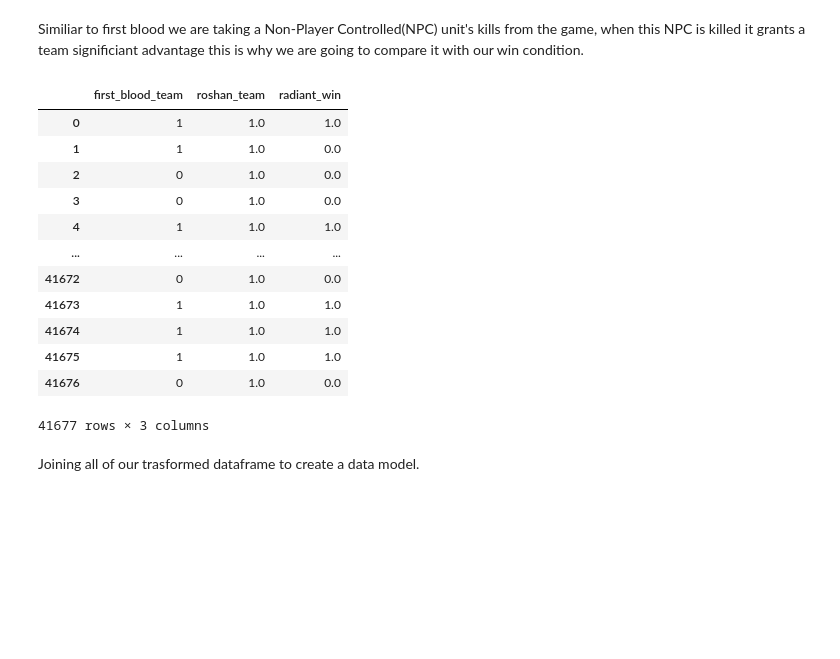
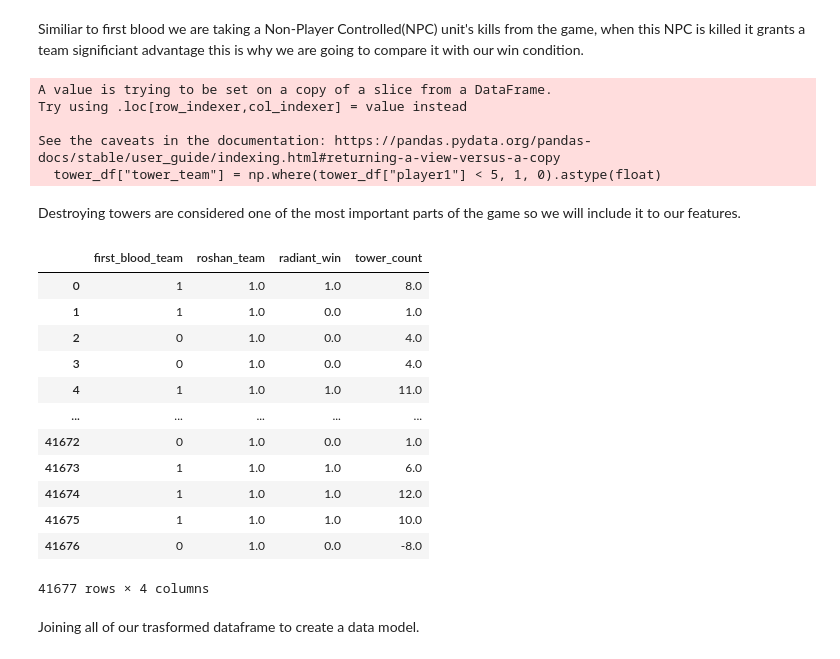
Before and after one commit to uguraskar/dota-2-matches-machine-learning, a Jupyter notebook: dota.ipynb, the cells around one changed output. Drawn from its saved outputs; the diff is of its cells as text; code cells hidden in the pictures; blank space fills up the shorter version.

```diff
--- a/dota.ipynb
+++ b/dota.ipynb
@@ -118,25 +118,39 @@ See the caveats in the documentation: https://pandas.pydata.org/pandas-docs/stab
 43987 rows × 2 columns
 # %% [markdown]
 Similiar to first blood we are taking a Non-Player Controlled(NPC) unit's kills from the game, when this NPC is killed it grants a team significiant advantage this is why we are going to compare it with our win condition.
+# %%
+tower_df = objectives_df.query("subtype == 'CHAT_MESSAGE_TOWER_KILL'")
+tower_df["tower_team"] = np.where(tower_df["player1"] < 5, 1, 0).astype(float)
+tower_df = tower_df.groupby(["match_id", "tower_team"]).size().reset_index(name='tower_count')
+tower_df["tower_count"] = np.where(tower_df["tower_team"] == 0, -tower_df["tower_count"], tower_df["tower_count"]).astype(float)
+tower_df = tower_df[["match_id", "tower_count"]].groupby(["match_id"]).sum().reset_index()
+# %% [output]
+A value is trying to be set on a copy of a slice from a DataFrame.
+Try using .loc[row_indexer,col_indexer] = value instead
+
+See the caveats in the documentation: https://pandas.pydata.org/pandas-docs/stable/user_guide/indexing.html#returning-a-view-versus-a-copy
+  tower_df["tower_team"] = np.where(tower_df["player1"] < 5, 1, 0).astype(float)
+# %% [markdown]
+Destroying towers are considered one of the most important parts of the game so we will include it to our features.
 # %%
-df = pd.merge(match_df, first_blood_df, how="inner", on="match_id").merge(roshan_df, on="match_id")
-df = df[["first_blood_team", "roshan_team", "radiant_win"]]
+df = pd.merge(match_df, first_blood_df, how="inner", on="match_id").merge(roshan_df, on="match_id").merge(tower_df, on="match_id")
+df = df[["first_blood_team", "roshan_team", "radiant_win", "tower_count"]]
 df["radiant_win"] = df["radiant_win"].astype(float)
 df
 # %% [output]
-|  | first_blood_team | roshan_team | radiant_win |
-| 0 | 1 | 1.0 | 1.0 |
-| 1 | 1 | 1.0 | 0.0 |
-| 2 | 0 | 1.0 | 0.0 |
-| 3 | 0 | 1.0 | 0.0 |
-| 4 | 1 | 1.0 | 1.0 |
-| ... | ... | ... | ... |
-| 41672 | 0 | 1.0 | 0.0 |
-| 41673 | 1 | 1.0 | 1.0 |
-| 41674 | 1 | 1.0 | 1.0 |
-| 41675 | 1 | 1.0 | 1.0 |
-| 41676 | 0 | 1.0 | 0.0 |
+|  | first_blood_team | roshan_team | radiant_win | tower_count |
+| 0 | 1 | 1.0 | 1.0 | 8.0 |
+| 1 | 1 | 1.0 | 0.0 | 1.0 |
+| 2 | 0 | 1.0 | 0.0 | 4.0 |
+| 3 | 0 | 1.0 | 0.0 | 4.0 |
+| 4 | 1 | 1.0 | 1.0 | 11.0 |
+| ... | ... | ... | ... | ... |
+| 41672 | 0 | 1.0 | 0.0 | 1.0 |
+| 41673 | 1 | 1.0 | 1.0 | 6.0 |
+| 41674 | 1 | 1.0 | 1.0 | 12.0 |
+| 41675 | 1 | 1.0 | 1.0 | 10.0 |
+| 41676 | 0 | 1.0 | 0.0 | -8.0 |
-41677 rows × 3 columns
+41677 rows × 4 columns
 # %% [markdown]
 Joining all of our trasformed dataframe to create a data model.
 # %% [markdown]
```
Also changed, not shown: parts of 4 cells of this notebook, 1 other file.
